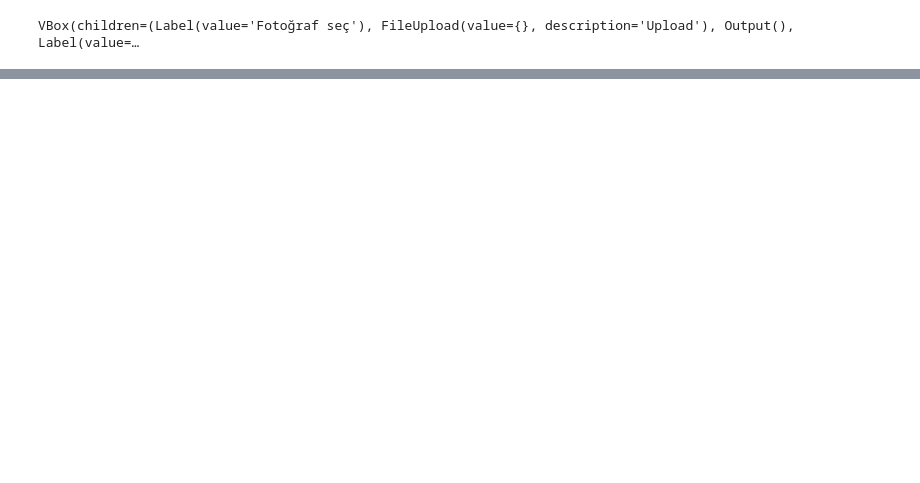
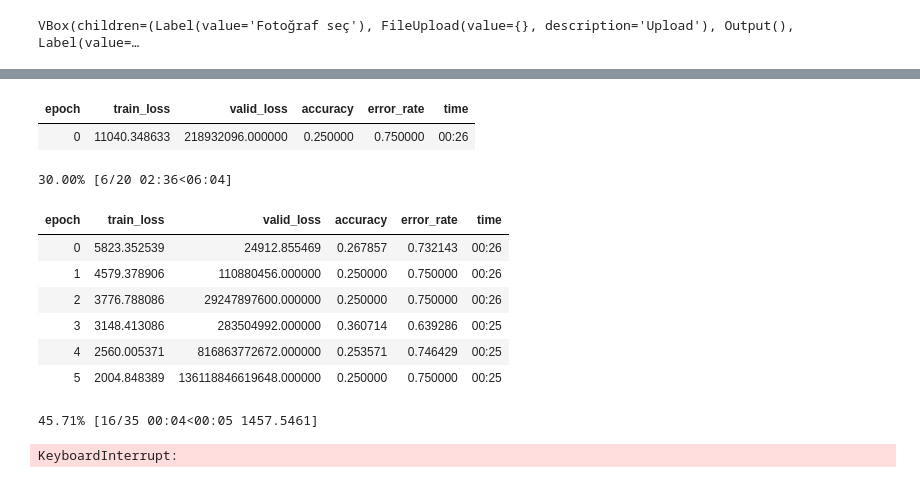
Before and after one commit to omeryildizce/Yapay_Zeka_ve_Bilgisayarli_Goru, a Jupyter notebook: Bolum_03_FastAi/c01_FastAi.ipynb, the cells around one changed output, grey strips where cells are left out. Drawn from its saved outputs; the diff is of its cells as text; code cells hidden in the pictures; blank space fills up the shorter version.

Commit message:
Update c01_FastAi.ipynb
resnet101 ile transfer learning yapıldı.

```diff
--- a/Bolum_03_FastAi/c01_FastAi.ipynb
+++ b/Bolum_03_FastAi/c01_FastAi.ipynb
@@ -289,0 +292,2 @@ VBox(children=(Label(value='Fotoğraf seç'), FileUpload(value={}, description='
+# %%
+learn = cnn_learner(data, arch=models.resnet101, metrics=[accuracy, error_rate], pretrained=True, loss_func = CrossEntropyLossFlat(), opt_func = fastai.optimizer.RMSProp)
@@ -289,0 +315,15 @@ VBox(children=(Label(value='Fotoğraf seç'), FileUpload(value={}, description='
+# %%
+learn.fine_tune(5)
+# %% [output]
+| epoch | train_loss | valid_loss | accuracy | error_rate | time |
+| 0 | 11040.348633 | 218932096.000000 | 0.250000 | 0.750000 | 00:26 |
+30.00% [6/20 02:36<06:04]
+| epoch | train_loss | valid_loss | accuracy | error_rate | time |
+| 0 | 5823.352539 | 24912.855469 | 0.267857 | 0.732143 | 00:26 |
+| 1 | 4579.378906 | 110880456.000000 | 0.250000 | 0.750000 | 00:26 |
+| 2 | 3776.788086 | 29247897600.000000 | 0.250000 | 0.750000 | 00:26 |
+| 3 | 3148.413086 | 283504992.000000 | 0.360714 | 0.639286 | 00:25 |
+| 4 | 2560.005371 | 816863772672.000000 | 0.253571 | 0.746429 | 00:25 |
+| 5 | 2004.848389 | 136118846619648.000000 | 0.250000 | 0.750000 | 00:25 |
+45.71% [16/35 00:04<00:05 1457.5461]
+KeyboardInterrupt:
```
Also changed, not shown: parts of 4 cells of this notebook.
